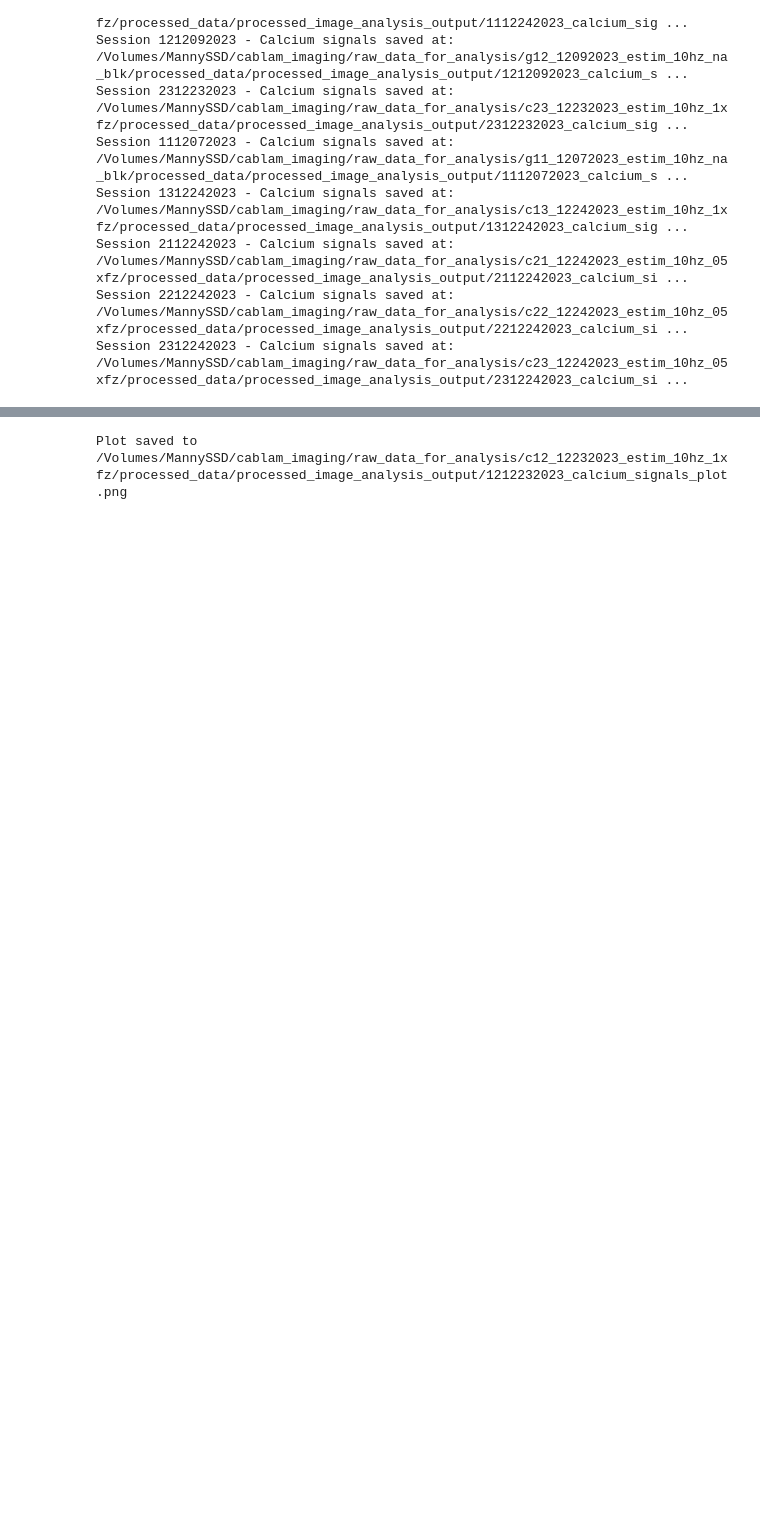
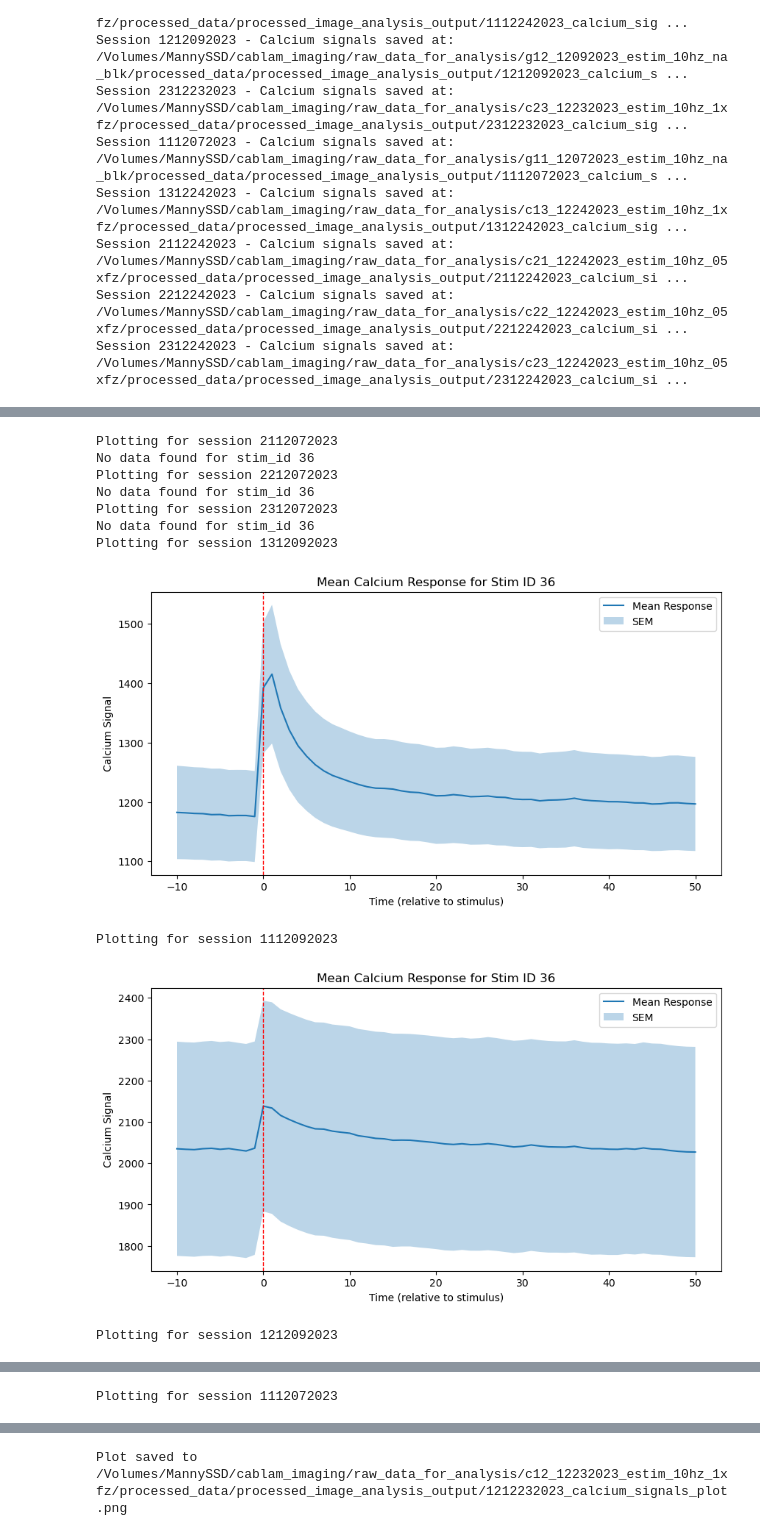
Before and after one commit to ecresp1el/biolumi_calcium_imaging, a Jupyter notebook: notebooks/calcium_imaging_analysis.ipynb, the cells around one changed output, grey strips where cells are left out. Saved outputs shown, nothing was run; the diff lists cells and outputs as text; code cells hidden in the pictures; blank space fills up the shorter version.

Commit message:
updates for pooled analysis

```diff
--- a/notebooks/calcium_imaging_analysis.ipynb
+++ b/notebooks/calcium_imaging_analysis.ipynb
@@ -1293,3 +1362,10 @@ Session 1312242023 - Calcium signals saved at: /Volumes/MannySSD/cablam_imaging/
 Session 2112242023 - Calcium signals saved at: /Volumes/MannySSD/cablam_imaging/raw_data_for_analysis/c21_12242023_estim_10hz_05xfz/processed_data/processed_image_analysis_output/2112242023_calcium_si ...
 Session 2212242023 - Calcium signals saved at: /Volumes/MannySSD/cablam_imaging/raw_data_for_analysis/c22_12242023_estim_10hz_05xfz/processed_data/processed_image_analysis_output/2212242023_calcium_si ...
 Session 2312242023 - Calcium signals saved at: /Volumes/MannySSD/cablam_imaging/raw_data_for_analysis/c23_12242023_estim_10hz_05xfz/processed_data/processed_image_analysis_output/2312242023_calcium_si ...
+# %%
+
+#for the analysis object directroy_df attribute, edit the df to only work with sensor_type cablam
+analysis.directory_df = analysis.directory_df[analysis.directory_df['sensor_type'] == 'gcamp8']
+
+analysis.directory_df
+all_data = analysis.process_all_sessions()
@@ -1295,0 +1392,58 @@ Session 2312242023 - Calcium signals saved at: /Volumes/MannySSD/cablam_imaging/
+# %%
+def plot_mean_response_for_session(roi_data, stim_id):
+    """
+    Plots the mean response for a given stim_id across all ROIs for a single session's data.
+
+    :param roi_data: The roi_data for a single session (a dictionary with ROIs as keys and data as values).
+    :param stim_id: The stimulation ID to plot data for.
+    """
+    selected_data = {}
+    for roi, stim_data in roi_data.items():
+        for (current_stim_id, _), data in stim_data.items():
+            if current_stim_id == stim_id:
+                selected_data[roi] = data
+
+    # Ensure there is data to plot
+    if not selected_data:
+        print(f"No data found for stim_id {stim_id}")
+        return
+
+    stacked_data = np.stack(list(selected_data.values()))
+    mean_response = np.mean(stacked_data, axis=0)
+    sem_response = np.std(stacked_data, axis=0, ddof=1) / np.sqrt(stacked_data.shape[0])
+
+    time_points = np.arange(-10, 51)  # Assuming the same time range as before
+
+    plt.figure(figsize=(10, 5))
+    plt.plot(time_points, mean_response, label='Mean Response')
+    plt.fill_between(time_points, mean_response - sem_response, mean_response + sem_response, alpha=0.3, label='SEM')
+
+    #add red dotted lines at time point 0
+    plt.axvline(x=0, color='red', linestyle='--', linewidth=1)
+
+    plt.xlabel('Time (relative to stimulus)')
+    plt.ylabel('Calcium Signal')
+    plt.title(f'Mean Calcium Response for Stim ID {stim_id}')
+    plt.legend()
+    plt.show()
+
+# Now to iterate over all sessions and plot for a specific stim_id
+def plot_all_sessions(all_data, stim_id=12):
+    for session_id, session_data in all_data.items():
+        print(f"Plotting for session {session_id}")
+        plot_mean_response_for_session(session_data['roi_data'], stim_id)
+
+#run the plot_all_sessions function
+plot_all_sessions(all_data, stim_id=36)
+# %% [output]
+Plotting for session 2112072023
+No data found for stim_id 36
+Plotting for session 2212072023
+No data found for stim_id 36
+Plotting for session 2312072023
+No data found for stim_id 36
+Plotting for session 1312092023
+[figure, added]
+Plotting for session 1112092023
+[figure, added]
+Plotting for session 1212092023
@@ -1295,0 +1451 @@ Session 2312242023 - Calcium signals saved at: /Volumes/MannySSD/cablam_imaging/
+Plotting for session 1112072023
```
Also changed, not shown: parts of 6 cells of this notebook.
